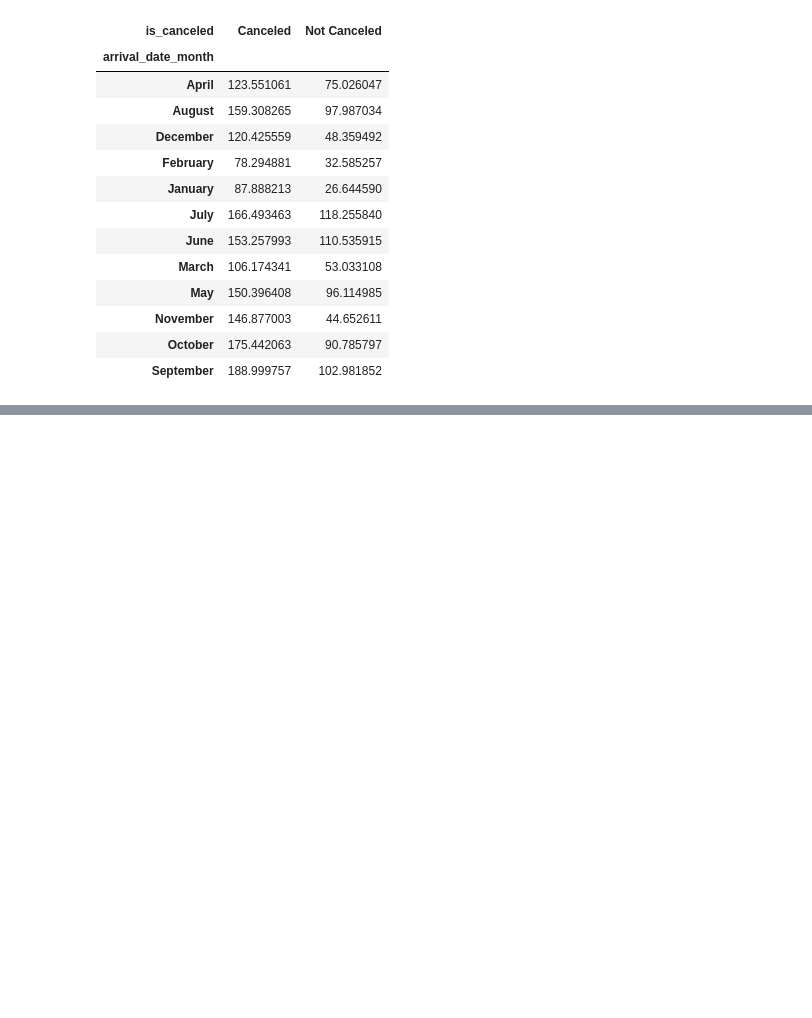
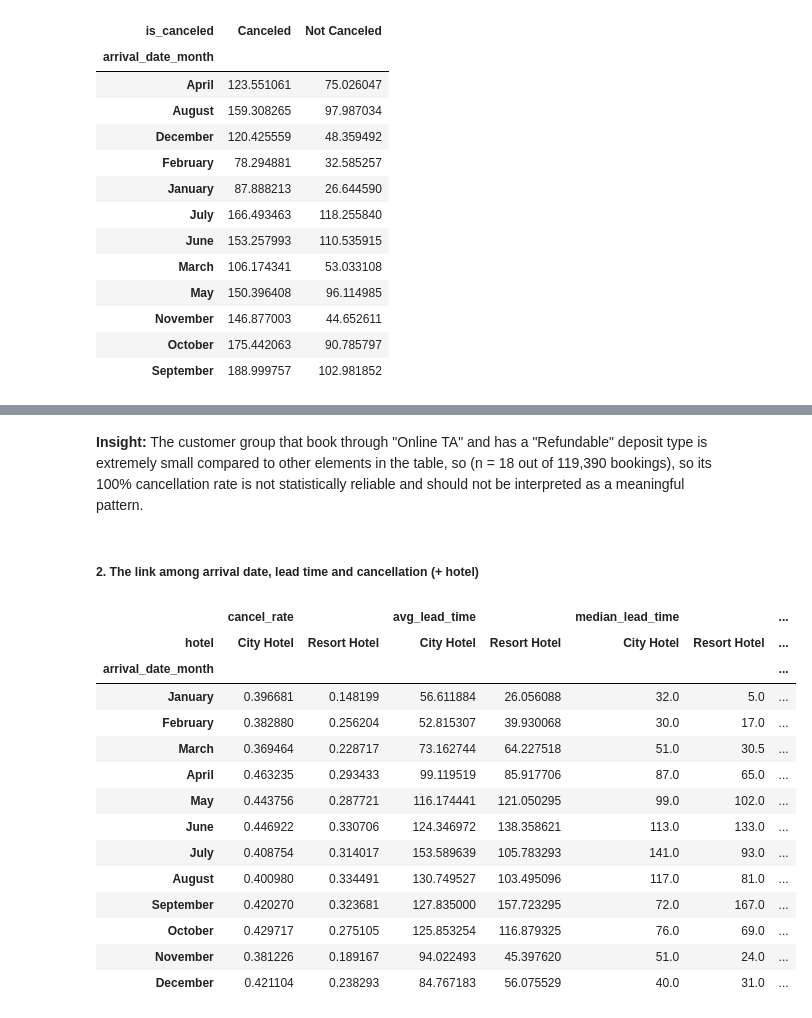
Before and after one commit to phan-274/EDA-Reflection-Project, a Jupyter notebook: EDA-Reflection-Project.ipynb, the cells around one changed output, grey strips where cells are left out. Cells and saved outputs as stored; diff of their text form; code cells hidden in the pictures; blank space fills up the shorter version.

```diff
--- a/EDA-Reflection-Project.ipynb
+++ b/EDA-Reflection-Project.ipynb
@@ -553,0 +504,36 @@ sns.pairplot(data=df,vars=["avg_sleep_hours_weekday","daily_screen_time_hours"],
+# %% [markdown]
+**Insight:** The customer group that book through "Online TA" and has a "Refundable" deposit type is extremely small compared to other elements in the table, so (n = 18 out of 119,390 bookings), so its 100% cancellation rate is not statistically reliable and should not be interpreted as a meaningful pattern.
+# %% [markdown]
+##### **2. The link among arrival date, lead time and cancellation (+ hotel)**
+# %%
+#For cancellation rate
+df_plot = df.assign(canceled=(df['is_canceled'] == 'Canceled').astype(int))
+
+month_order = ['January','February','March','April','May','June',
+               'July','August','September','October','November','December']
+#Calculate several statistics at once by using agg.
+summary = (df_plot.groupby(['arrival_date_month','hotel'])
+                  .agg(cancel_rate=('canceled', 'mean'),
+                       avg_lead_time=('lead_time', 'mean'),
+                       median_lead_time=('lead_time', 'median'), #median lead time is a better measure of central tendency for skewed data
+                       n=('canceled', 'size'))
+               .unstack('hotel')
+                  .reindex(month_order))
+
+summary
+# %% [output]
+|  | cancel_rate |  | avg_lead_time |  | median_lead_time |  | ... |
+| hotel | City Hotel | Resort Hotel | City Hotel | Resort Hotel | City Hotel | Resort Hotel | ... |
+| arrival_date_month |  |  |  |  |  |  | ... |
+| January | 0.396681 | 0.148199 | 56.611884 | 26.056088 | 32.0 | 5.0 | ... |
+| February | 0.382880 | 0.256204 | 52.815307 | 39.930068 | 30.0 | 17.0 | ... |
+| March | 0.369464 | 0.228717 | 73.162744 | 64.227518 | 51.0 | 30.5 | ... |
+| April | 0.463235 | 0.293433 | 99.119519 | 85.917706 | 87.0 | 65.0 | ... |
+| May | 0.443756 | 0.287721 | 116.174441 | 121.050295 | 99.0 | 102.0 | ... |
+| June | 0.446922 | 0.330706 | 124.346972 | 138.358621 | 113.0 | 133.0 | ... |
+| July | 0.408754 | 0.314017 | 153.589639 | 105.783293 | 141.0 | 93.0 | ... |
+| August | 0.400980 | 0.334491 | 130.749527 | 103.495096 | 117.0 | 81.0 | ... |
+| September | 0.420270 | 0.323681 | 127.835000 | 157.723295 | 72.0 | 167.0 | ... |
+| October | 0.429717 | 0.275105 | 125.853254 | 116.879325 | 76.0 | 69.0 | ... |
+| November | 0.381226 | 0.189167 | 94.022493 | 45.397620 | 51.0 | 24.0 | ... |
+| December | 0.421104 | 0.238293 | 84.767183 | 56.075529 | 40.0 | 31.0 | ... |
```
Also changed, not shown: parts of 60 cells of this notebook.
